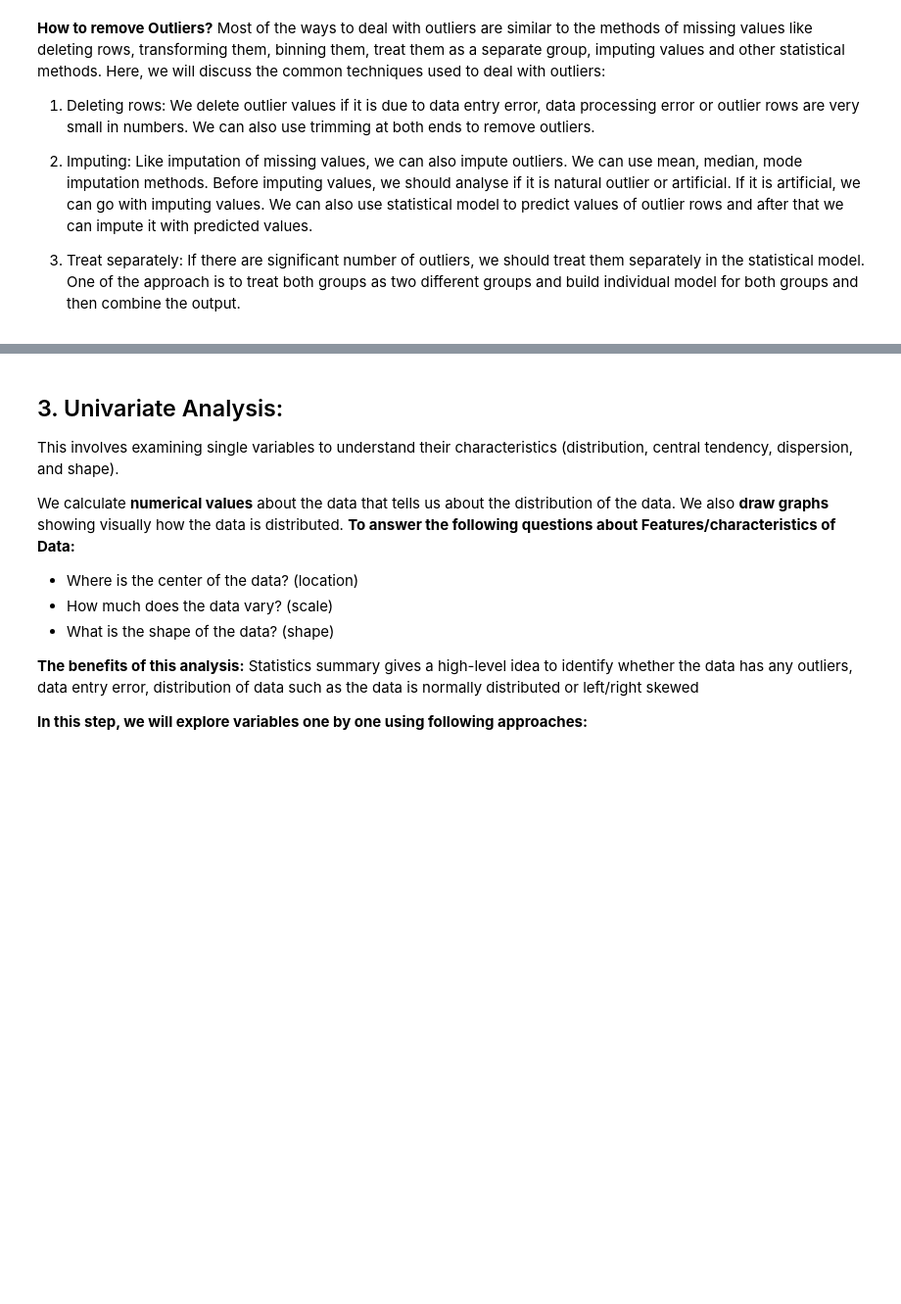
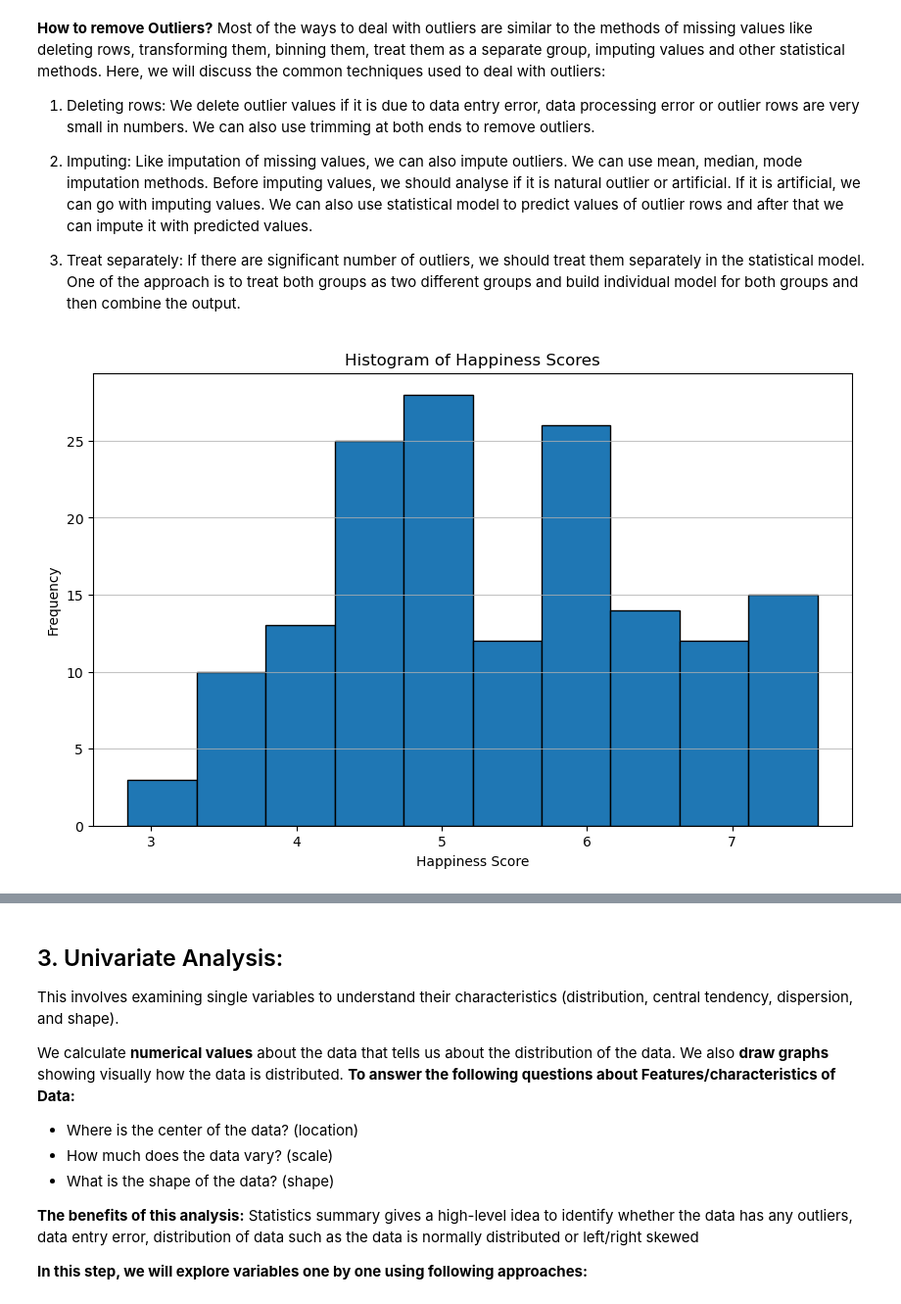
Before and after one commit to Tuwaiq-DS-ML-bootcamp-V-9/Usecase-2, a Jupyter notebook: EDA explain template.ipynb, the cells around one changed output, grey strips where cells are left out. Shown at 98% size. Drawn from its saved outputs; the diff is of its cells as text; code cells hidden in the pictures; blank space fills up the shorter version.

```diff
--- a/EDA explain template.ipynb
+++ b/EDA explain template.ipynb
@@ -972,3 +984,18 @@ Most of the ways to deal with outliers are similar to the methods of missing val
 2. Imputing: Like imputation of missing values, we can also impute outliers. We can use mean, median, mode imputation methods. Before imputing values, we should analyse if it is natural outlier or artificial. If it is artificial, we can go with imputing values. We can also use statistical model to predict values of outlier rows and after that we can impute it with predicted values.
 
 3. Treat separately: If there are significant number of outliers, we should treat them separately in the statistical model. One of the approach is to treat both groups as two different groups and build individual model for both groups and then combine the output.
+# %%
+# Create a histogram
+plt.figure(figsize=(10, 6))
+
+plt.hist(Whappiness_2015['Happiness Score'], bins=10, edgecolor='black')
+
+plt.title('Histogram of Happiness Scores')
+plt.xlabel('Happiness Score')
+plt.ylabel('Frequency')
+plt.grid(axis='y', alpha=0.75)
+
+# Show the plot
+plt.show()
+# %% [output]
+[figure, added]
```
Also changed, not shown: parts of 22 cells of this notebook.
